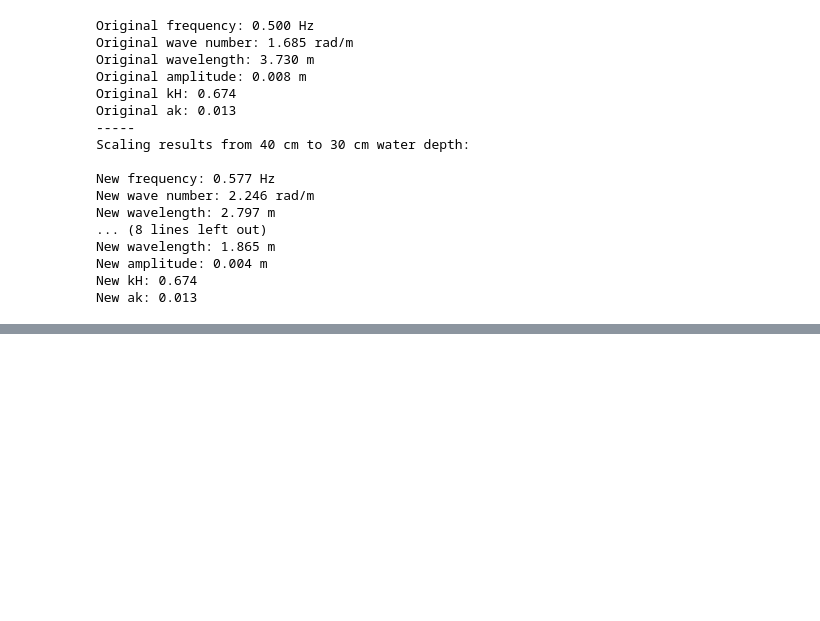
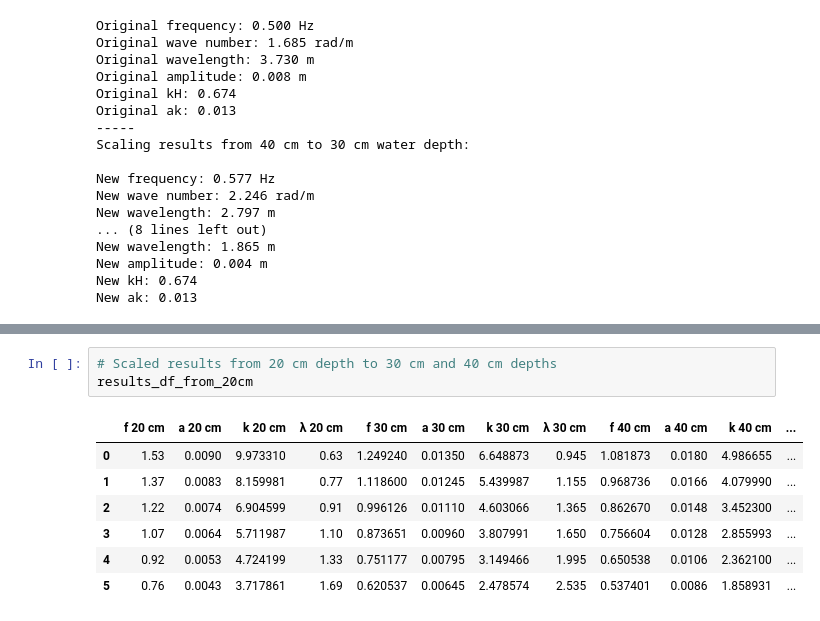
Before and after one commit to kjes4pres/Master_code, a Jupyter notebook: Test_n_prep/finding_waves/scaling_waves.ipynb, the cells around one changed output, grey strips where cells are left out. Cells and saved outputs as stored; diff of their text form; blank space fills up the shorter version.

```diff
--- a/Test_n_prep/finding_waves/scaling_waves.ipynb
+++ b/Test_n_prep/finding_waves/scaling_waves.ipynb
@@ -544,0 +1113,11 @@ New ak: 0.013
+# %%
+# Scaled results from 20 cm depth to 30 cm and 40 cm depths
+results_df_from_20cm
+# %% [output]
+|  | f 20 cm | a 20 cm | k 20 cm | λ 20 cm | f 30 cm | a 30 cm | k 30 cm | λ 30 cm | f 40 cm | a 40 cm | k 40 cm | ... |
+| 0 | 1.53 | 0.0090 | 9.973310 | 0.63 | 1.249240 | 0.01350 | 6.648873 | 0.945 | 1.081873 | 0.0180 | 4.986655 | ... |
+| 1 | 1.37 | 0.0083 | 8.159981 | 0.77 | 1.118600 | 0.01245 | 5.439987 | 1.155 | 0.968736 | 0.0166 | 4.079990 | ... |
+| 2 | 1.22 | 0.0074 | 6.904599 | 0.91 | 0.996126 | 0.01110 | 4.603066 | 1.365 | 0.862670 | 0.0148 | 3.452300 | ... |
+| 3 | 1.07 | 0.0064 | 5.711987 | 1.10 | 0.873651 | 0.00960 | 3.807991 | 1.650 | 0.756604 | 0.0128 | 2.855993 | ... |
+| 4 | 0.92 | 0.0053 | 4.724199 | 1.33 | 0.751177 | 0.00795 | 3.149466 | 1.995 | 0.650538 | 0.0106 | 2.362100 | ... |
+| 5 | 0.76 | 0.0043 | 3.717861 | 1.69 | 0.620537 | 0.00645 | 2.478574 | 2.535 | 0.537401 | 0.0086 | 1.858931 | ... |
```
Also changed, not shown: parts of 19 cells of this notebook, 4 other files.
